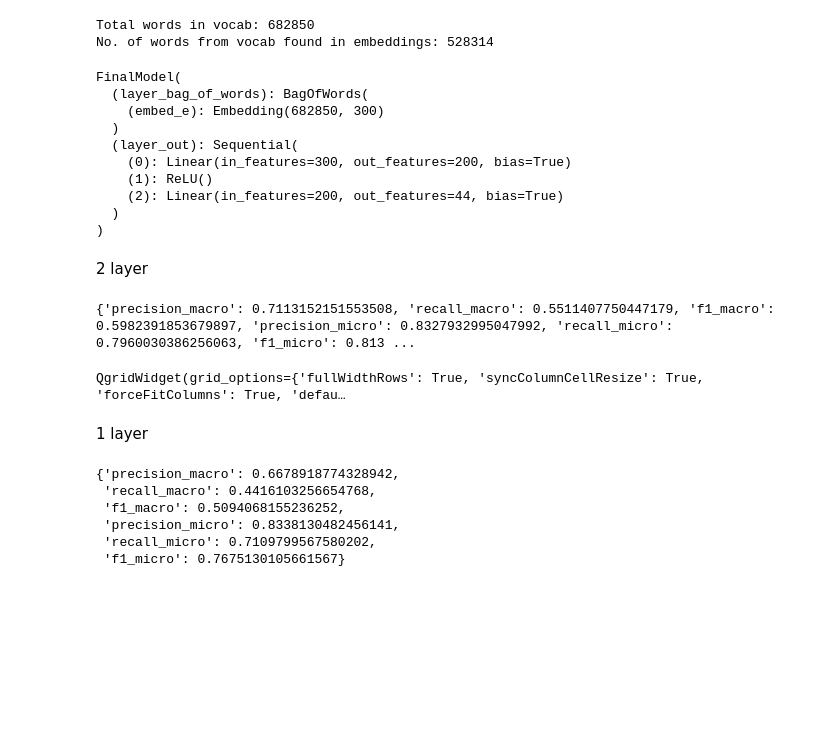
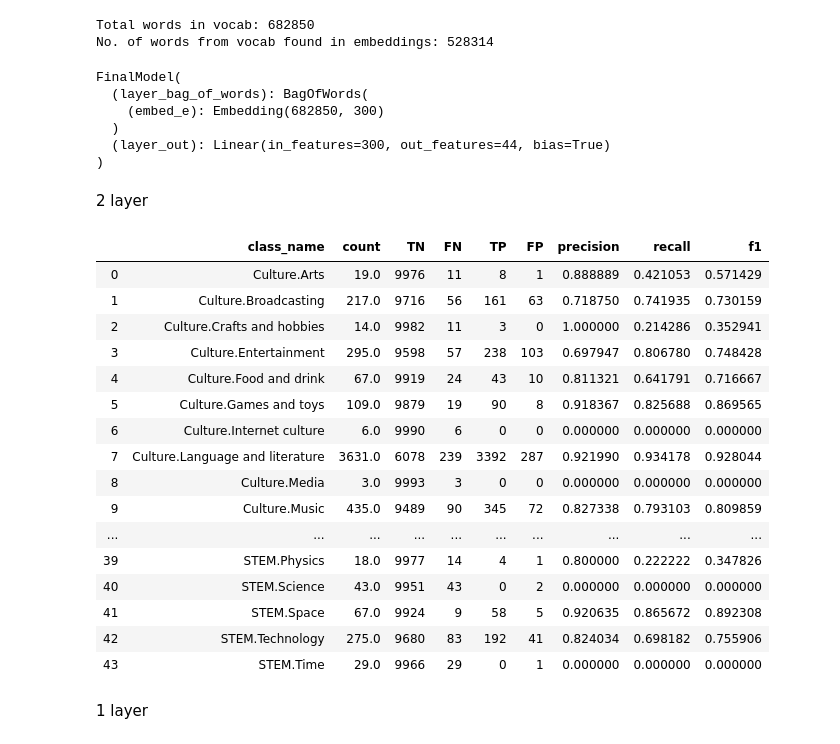
Before and after one commit to mmarinated/topic-modeling, a Jupyter notebook: baseline/results_analysis.ipynb, the cells around one changed output. Drawn from its saved outputs; the diff is of its cells as text; code cells hidden in the pictures; blank space fills up the shorter version.

Commit message:
Added per class tables to results folder.

```diff
--- a/baseline/results_analysis.ipynb
+++ b/baseline/results_analysis.ipynb
@@ -138,7 +138,7 @@ options_best = {
     "file_name": "en_optimizer_SWA_num_hidden_2_dim_hidden_200_dropout_rate_0.2_learning_rate_0.01_num_epochs_10.pth"
 }
 # %%
-options = options_best
+options = options_best_1_layer
 
 model = FinalModel(options)
 
@@ -153,11 +153,7 @@ FinalModel(
   (layer_bag_of_words): BagOfWords(
     (embed_e): Embedding(682850, 300)
   )
-  (layer_out): Sequential(
-    (0): Linear(in_features=300, out_features=200, bias=True)
-    (1): ReLU()
-    (2): Linear(in_features=200, out_features=44, bias=True)
-  )
+  (layer_out): Linear(in_features=300, out_features=44, bias=True)
 )
 # %%
 # ls $PATH_TO_MODELS_FOLDER
@@ -169,18 +167,25 @@ df_per_class_metrics = utils.create_per_class_tables(wiki_loaders["val"], model,
-# %%
-print(metrics_dict)
-qgrid.show_grid(df_per_class_metrics)
-# %% [output]
-{'precision_macro': 0.7113152151553508, 'recall_macro': 0.5511407750447179, 'f1_macro': 0.5982391853679897, 'precision_micro': 0.8327932995047992, 'recall_micro': 0.7960030386256063, 'f1_micro': 0.813 ...
-QgridWidget(grid_options={'fullWidthRows': True, 'syncColumnCellResize': True, 'forceFitColumns': True, 'defau…
+# %%
+df_per_class_metrics = pd.read_csv("results/per_class_metrics_val_best_2_layers_model.csv", index_col=0)
+# qgrid.show_grid(df_per_class_metrics)
+df_per_class_metrics
+# %% [output]
+|  | class_name | count | TN | FN | TP | FP | precision | recall | f1 |
+| 0 | Culture.Arts | 19.0 | 9976 | 11 | 8 | 1 | 0.888889 | 0.421053 | 0.571429 |
+| 1 | Culture.Broadcasting | 217.0 | 9716 | 56 | 161 | 63 | 0.718750 | 0.741935 | 0.730159 |
+| 2 | Culture.Crafts and hobbies | 14.0 | 9982 | 11 | 3 | 0 | 1.000000 | 0.214286 | 0.352941 |
+| 3 | Culture.Entertainment | 295.0 | 9598 | 57 | 238 | 103 | 0.697947 | 0.806780 | 0.748428 |
+| 4 | Culture.Food and drink | 67.0 | 9919 | 24 | 43 | 10 | 0.811321 | 0.641791 | 0.716667 |
+| 5 | Culture.Games and toys | 109.0 | 9879 | 19 | 90 | 8 | 0.918367 | 0.825688 | 0.869565 |
+| 6 | Culture.Internet culture | 6.0 | 9990 | 6 | 0 | 0 | 0.000000 | 0.000000 | 0.000000 |
+| 7 | Culture.Language and literature | 3631.0 | 6078 | 239 | 3392 | 287 | 0.921990 | 0.934178 | 0.928044 |
+| 8 | Culture.Media | 3.0 | 9993 | 3 | 0 | 0 | 0.000000 | 0.000000 | 0.000000 |
+| 9 | Culture.Music | 435.0 | 9489 | 90 | 345 | 72 | 0.827338 | 0.793103 | 0.809859 |
+| ... | ... | ... | ... | ... | ... | ... | ... | ... | ... |
+| 39 | STEM.Physics | 18.0 | 9977 | 14 | 4 | 1 | 0.800000 | 0.222222 | 0.347826 |
+| 40 | STEM.Science | 43.0 | 9951 | 43 | 0 | 2 | 0.000000 | 0.000000 | 0.000000 |
+| 41 | STEM.Space | 67.0 | 9924 | 9 | 58 | 5 | 0.920635 | 0.865672 | 0.892308 |
+| 42 | STEM.Technology | 275.0 | 9680 | 83 | 192 | 41 | 0.824034 | 0.698182 | 0.755906 |
+| 43 | STEM.Time | 29.0 | 9966 | 29 | 0 | 1 | 0.000000 | 0.000000 | 0.000000 |
 # %% [markdown]
 1 layer
-# %%
-utils.test_model(wiki_loaders["val"], model, device, threshold=0.5)
-# %% [output]
-{'precision_macro': 0.6678918774328942,
- 'recall_macro': 0.4416103256654768,
- 'f1_macro': 0.5094068155236252,
- 'precision_micro': 0.8338130482456141,
- 'recall_micro': 0.7109799567580202,
- 'f1_micro': 0.7675130105661567}
 # %%
```
Also changed, not shown: parts of 4 cells of this notebook, 6 other files.
